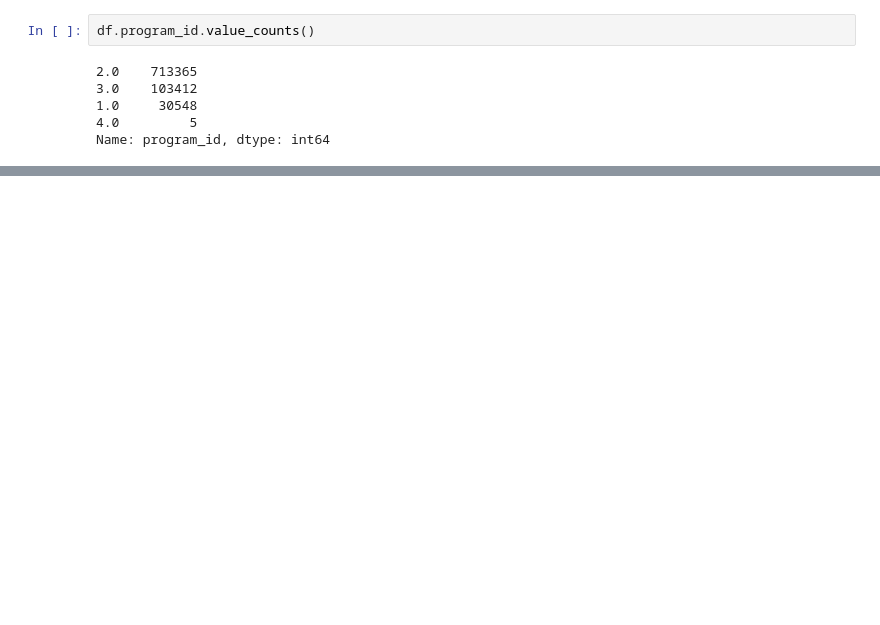
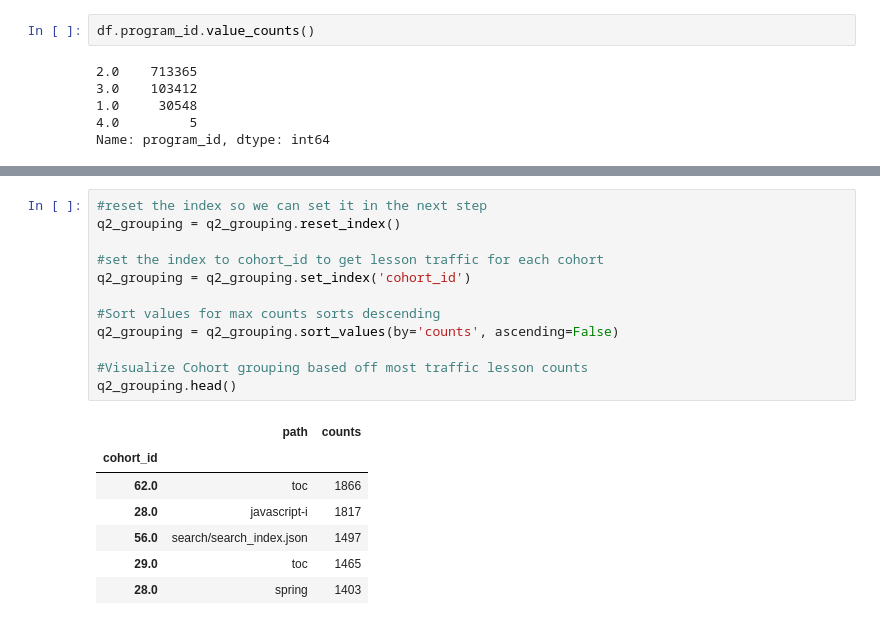
Before and after one commit to anomaly-project-jemison-01/anomaly_project, a Jupyter notebook: David/Questions.ipynb, the cells around one changed output, grey strips where cells are left out. Cells and saved outputs as stored; diff of their text form; blank space fills up the shorter version.

```diff
--- a/David/Questions.ipynb
+++ b/David/Questions.ipynb
@@ -705,0 +788,20 @@ Name: program_id, dtype: int64
+# %%
+#reset the index so we can set it in the next step
+q2_grouping = q2_grouping.reset_index()
+
+#set the index to cohort_id to get lesson traffic for each cohort
+q2_grouping = q2_grouping.set_index('cohort_id')
+
+#Sort values for max counts sorts descending
+q2_grouping = q2_grouping.sort_values(by='counts', ascending=False)
+
+#Visualize Cohort grouping based off most traffic lesson counts
+q2_grouping.head()
+# %% [output]
+|  | path | counts |
+| cohort_id |  |  |
+| 62.0 | toc | 1866 |
+| 28.0 | javascript-i | 1817 |
+| 56.0 | search/search_index.json | 1497 |
+| 29.0 | toc | 1465 |
+| 28.0 | spring | 1403 |
```
Also changed, not shown: parts of 17 cells of this notebook.
